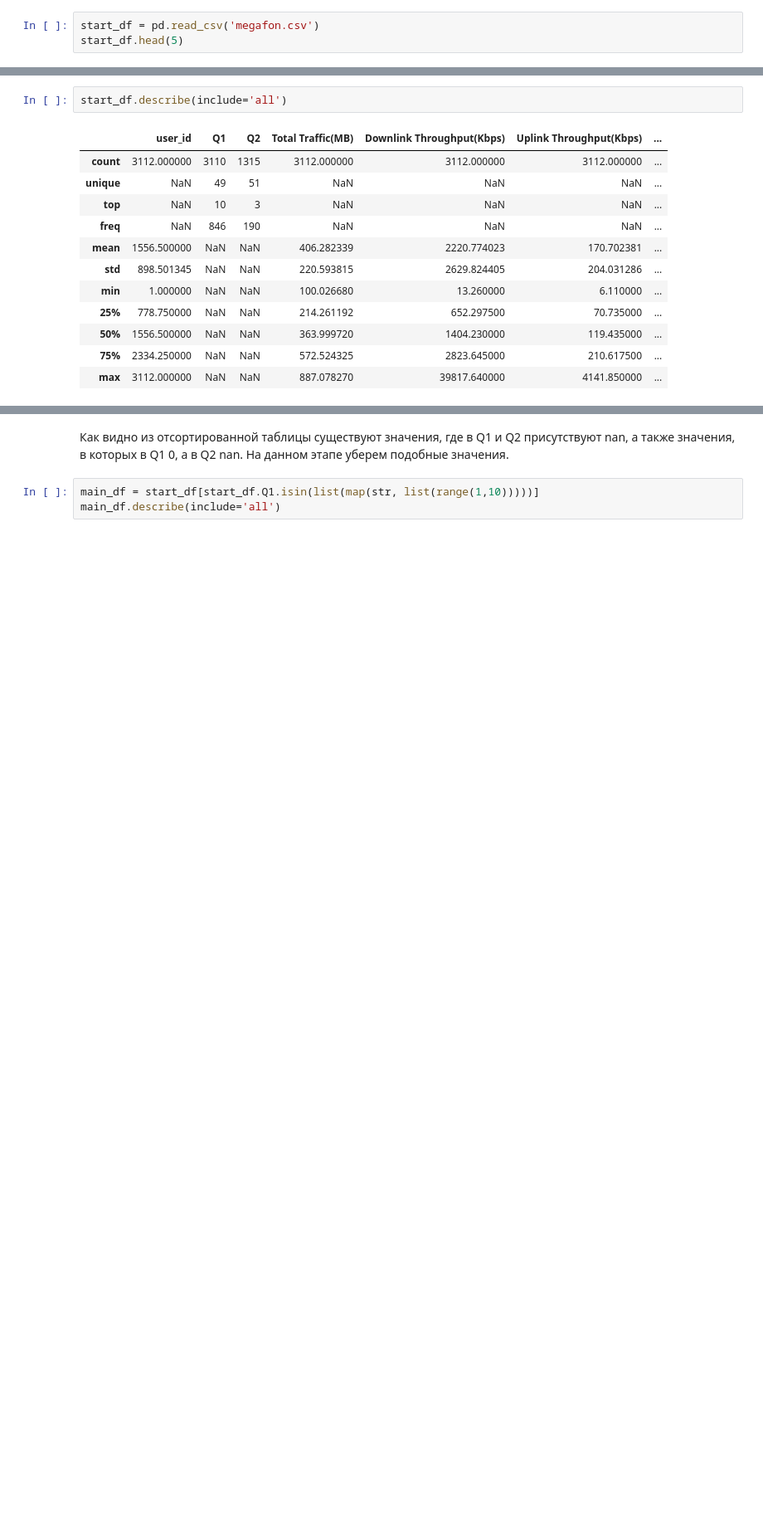
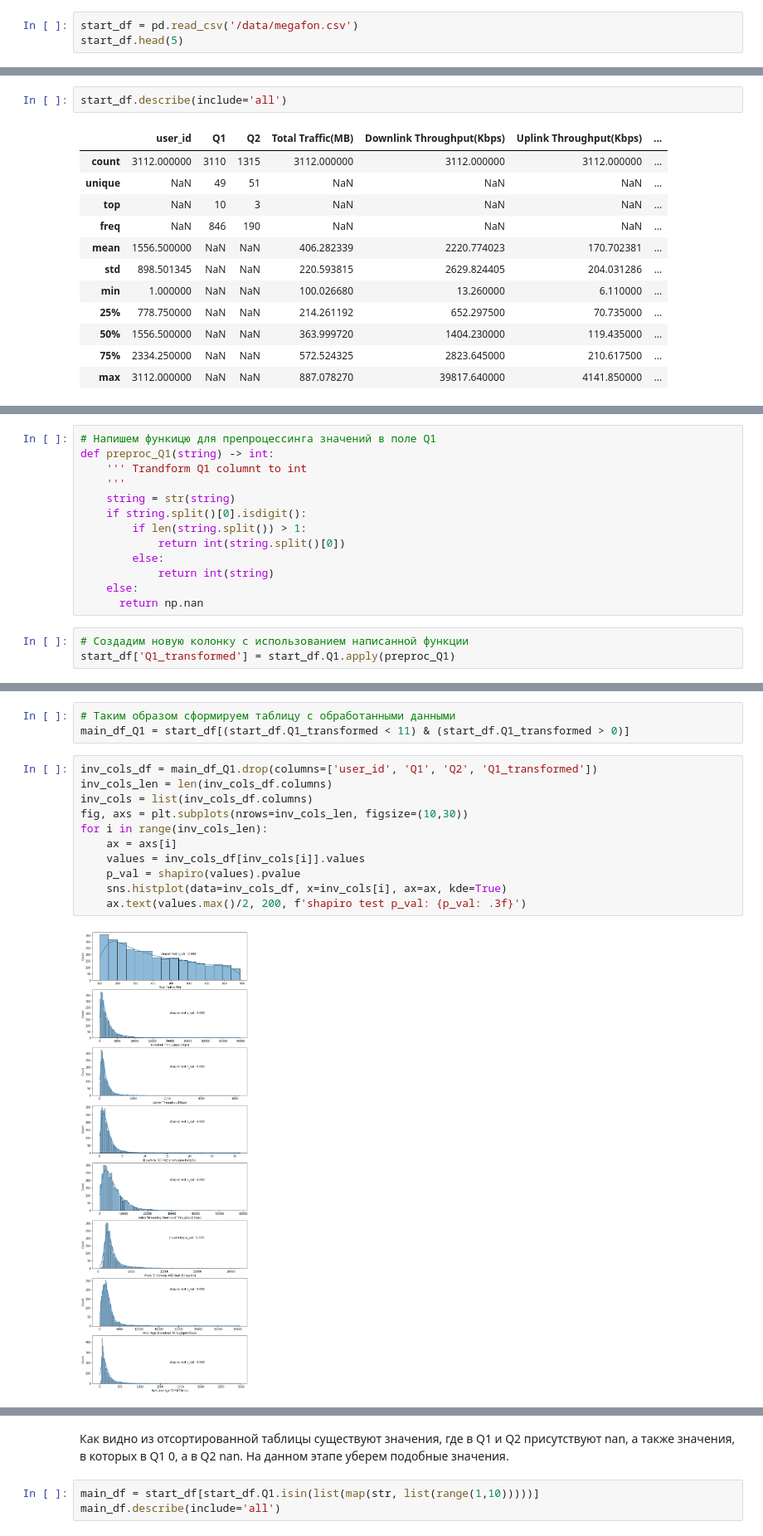
Before and after one commit to KruglikovAnton/megafons_clients_investigation, a Jupyter notebook: megafon_investigation.ipynb, the cells around one changed output, grey strips where cells are left out. Shown at 83% size. Saved outputs shown, nothing was run; the diff lists cells and outputs as text; blank space fills up the shorter version.

```diff
--- a/megafon_investigation.ipynb
+++ b/megafon_investigation.ipynb
@@ -37,5 +52,5 @@ import numpy as np
 # %%
-start_df = pd.read_csv('megafon.csv')
+start_df = pd.read_csv('/data/megafon.csv')
 start_df.head(5)
 # %% [output]
 |  | user_id | Q1 | Q2 | Total Traffic(MB) | Downlink Throughput(Kbps) | Uplink Throughput(Kbps) | ... |
@@ -80,0 +104,16 @@ start_df.sort_values('Q1')
+# %%
+# Напишем функицю для препроцессинга значений в поле Q1
+def preproc_Q1(string) -> int:
+    ''' Trandform Q1 columnt to int
+    '''
+    string = str(string)
+    if string.split()[0].isdigit():
+        if len(string.split()) > 1:
+            return int(string.split()[0])
+        else:
+            return int(string)
+    else:
+      return np.nan
+# %%
+# Создадим новую колонку с использованием написанной функции
+start_df['Q1_transformed'] = start_df.Q1.apply(preproc_Q1)
@@ -80,0 +139,16 @@ start_df.sort_values('Q1')
+# %%
+# Таким образом сформируем таблицу с обработанными данными
+main_df_Q1 = start_df[(start_df.Q1_transformed < 11) & (start_df.Q1_transformed > 0)]
+# %%
+inv_cols_df = main_df_Q1.drop(columns=['user_id', 'Q1', 'Q2', 'Q1_transformed'])
+inv_cols_len = len(inv_cols_df.columns)
+inv_cols = list(inv_cols_df.columns)
+fig, axs = plt.subplots(nrows=inv_cols_len, figsize=(10,30))
+for i in range(inv_cols_len):
+    ax = axs[i]
+    values = inv_cols_df[inv_cols[i]].values
+    p_val = shapiro(values).pvalue
+    sns.histplot(data=inv_cols_df, x=inv_cols[i], ax=ax, kde=True)
+    ax.text(values.max()/2, 200, f'shapiro test p_val: {p_val: .3f}')
+# %% [output]
+[figure, added]
```
Also changed, not shown: parts of 18 cells of this notebook.
